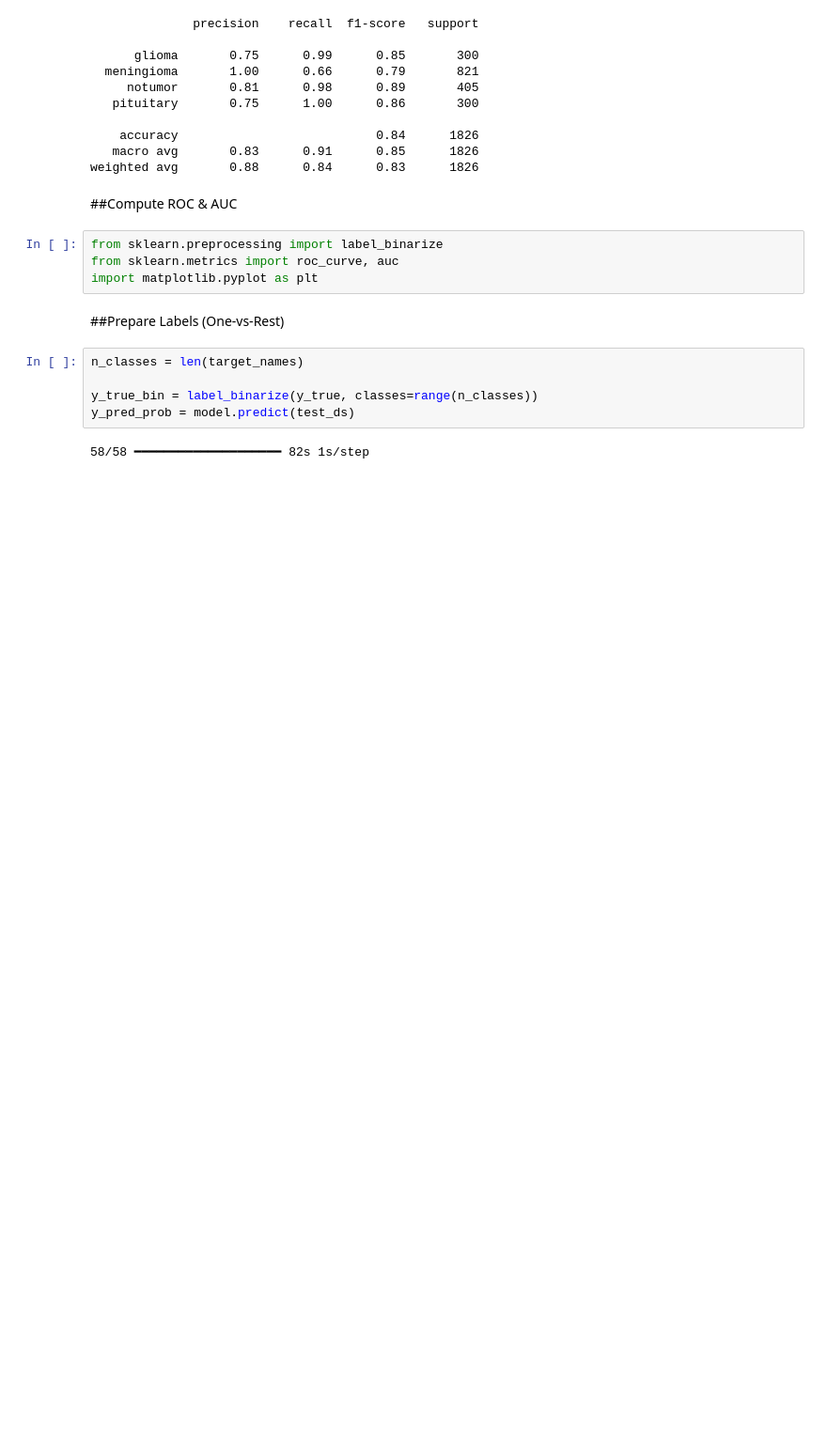
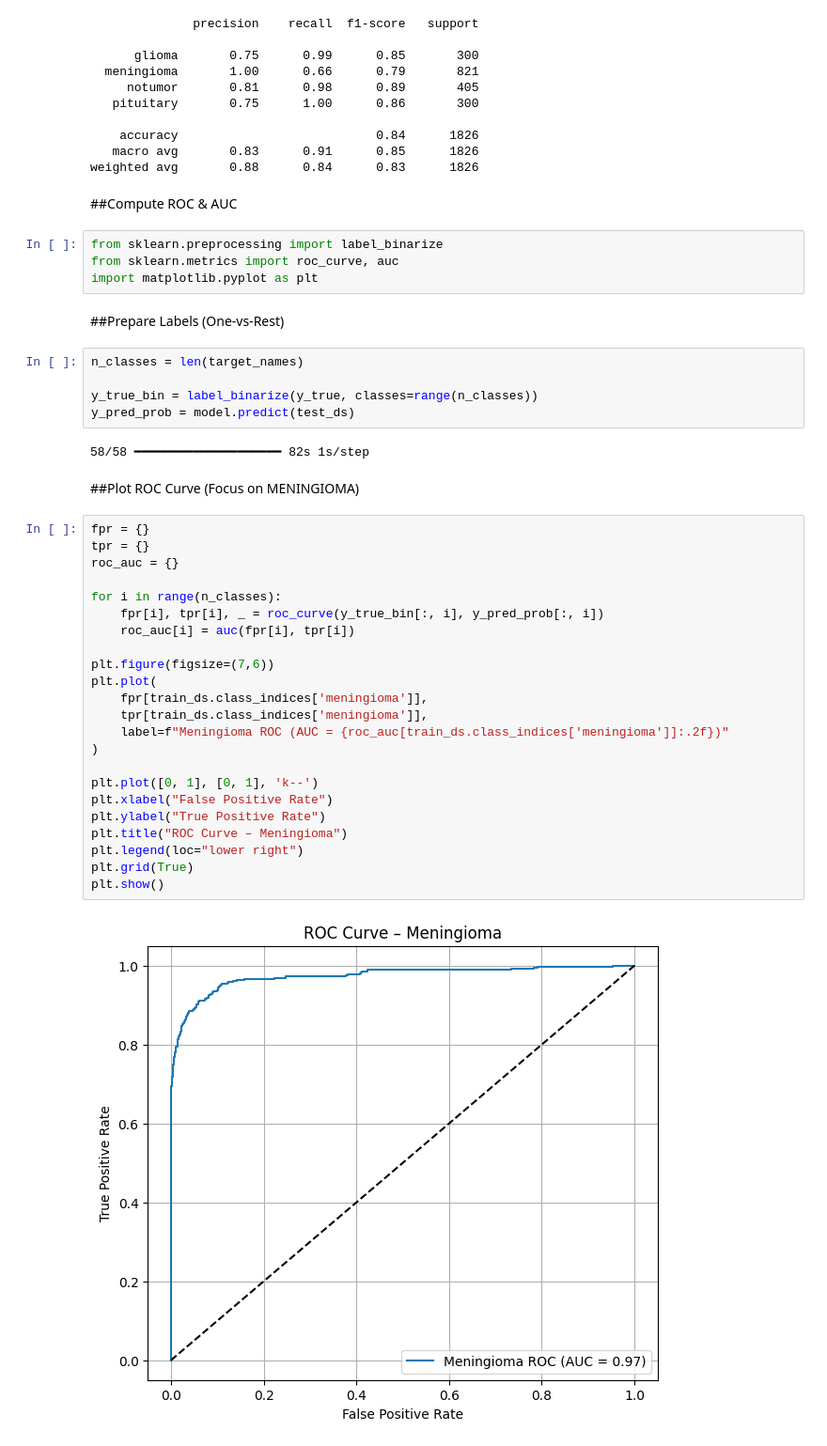
Before and after one commit to specM7/DSGP_Group_33_Brain_Tumor_Predictor, a Jupyter notebook: Meningioma_Adrian_2425482.ipynb, the cells around one changed output. Shown at 94% size. Cells and saved outputs as stored; diff of their text form; blank space fills up the shorter version.

Commit message:
completed the full core pipeline of your meningioma-focused brain tumor CNN

```diff
--- a/Meningioma_Adrian_2425482.ipynb
+++ b/Meningioma_Adrian_2425482.ipynb
@@ -424,3 +421,30 @@ y_true_bin = label_binarize(y_true, classes=range(n_classes))
 y_pred_prob = model.predict(test_ds)
 # %% [output]
 58/58 ━━━━━━━━━━━━━━━━━━━━ 82s 1s/step
+# %% [markdown]
+##Plot ROC Curve (Focus on MENINGIOMA)
+# %%
+fpr = {}
+tpr = {}
+roc_auc = {}
+
+for i in range(n_classes):
+    fpr[i], tpr[i], _ = roc_curve(y_true_bin[:, i], y_pred_prob[:, i])
+    roc_auc[i] = auc(fpr[i], tpr[i])
+
+plt.figure(figsize=(7,6))
+plt.plot(
+    fpr[train_ds.class_indices['meningioma']],
+    tpr[train_ds.class_indices['meningioma']],
+    label=f"Meningioma ROC (AUC = {roc_auc[train_ds.class_indices['meningioma']]:.2f})"
+)
+
+plt.plot([0, 1], [0, 1], 'k--')
+plt.xlabel("False Positive Rate")
+plt.ylabel("True Positive Rate")
+plt.title("ROC Curve – Meningioma")
+plt.legend(loc="lower right")
+plt.grid(True)
+plt.show()
+# %% [output]
+[figure, added]
```
Also changed, not shown: parts of 7 cells of this notebook.
